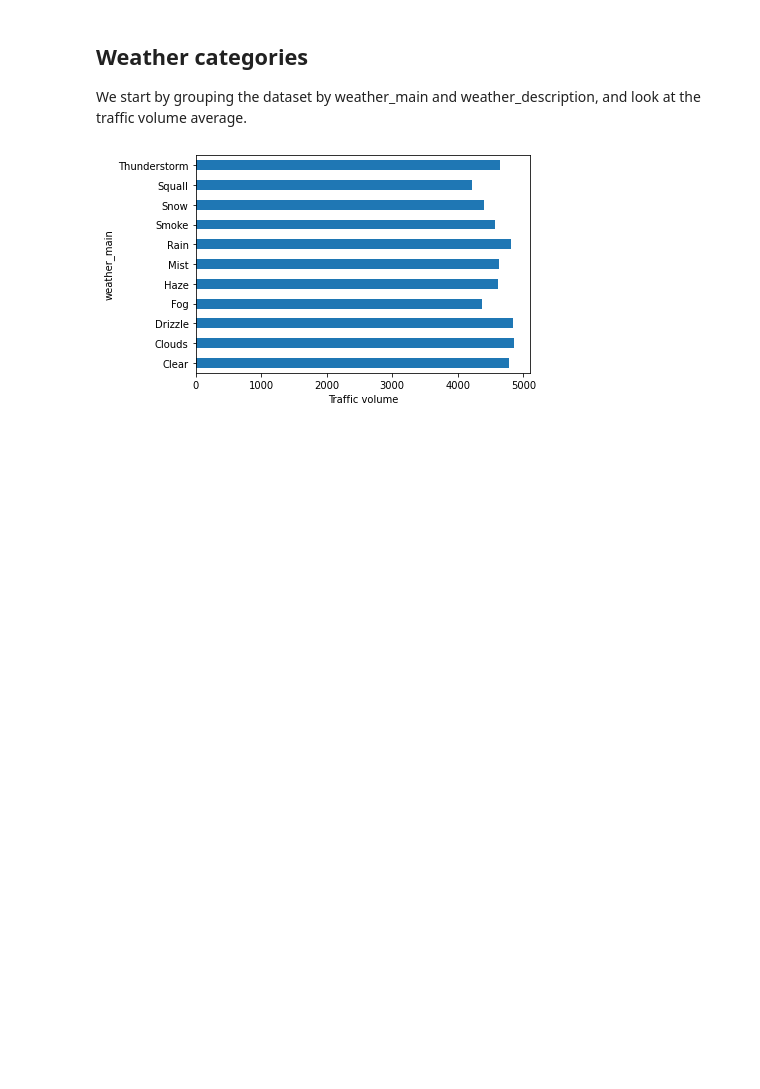
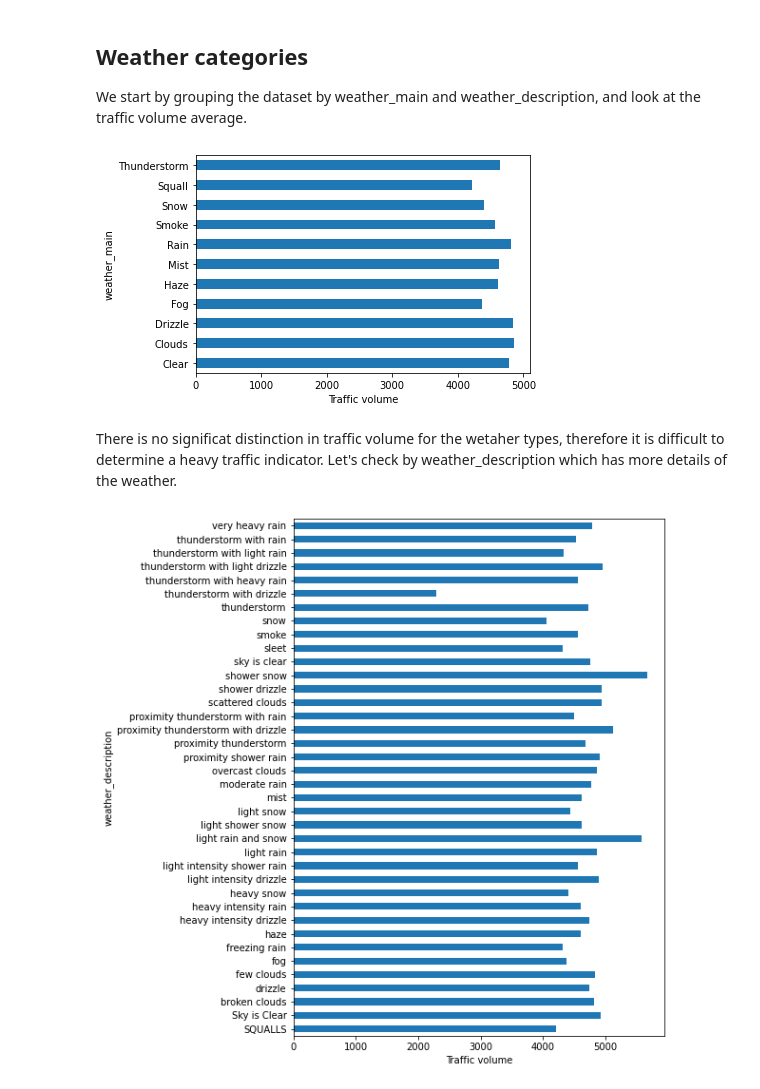
Before and after one commit to damiiete/DataQuest, a Jupyter notebook: I-94_highway_westbound/I-94_Traffic.ipynb, the cells around one changed output. Drawn from its saved outputs; the diff is of its cells as text; code cells hidden in the pictures; blank space fills up the shorter version.

```diff
--- a/I-94_highway_westbound/I-94_Traffic.ipynb
+++ b/I-94_highway_westbound/I-94_Traffic.ipynb
@@ -301,3 +301,12 @@ plt.xlabel('Traffic volume')
 plt.show()
 # %% [output]
 [figure]
+# %% [markdown]
+There is no significat distinction in traffic volume for the wetaher types, therefore it is difficult to determine a heavy traffic indicator.
+Let's check by weather_description which has more details of the weather.
+# %%
+by_weather_description['traffic_volume'].plot.barh(figsize=(7,10))
+plt.xlabel('Traffic volume')
+plt.show()
+# %% [output]
+[figure, added]
```
Also changed, not shown: parts of 1 cell of this notebook.
